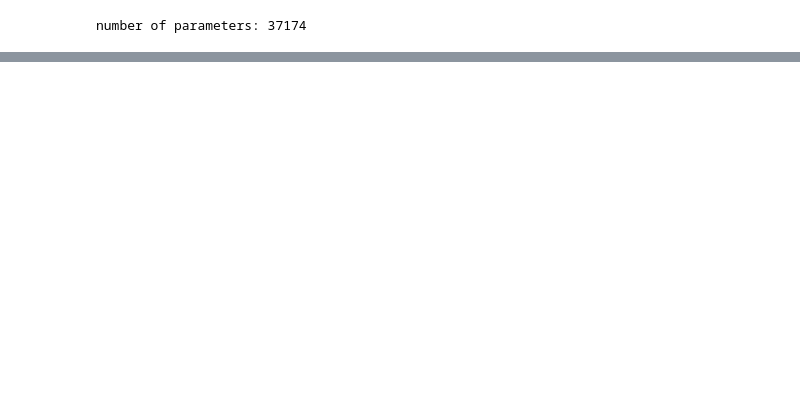
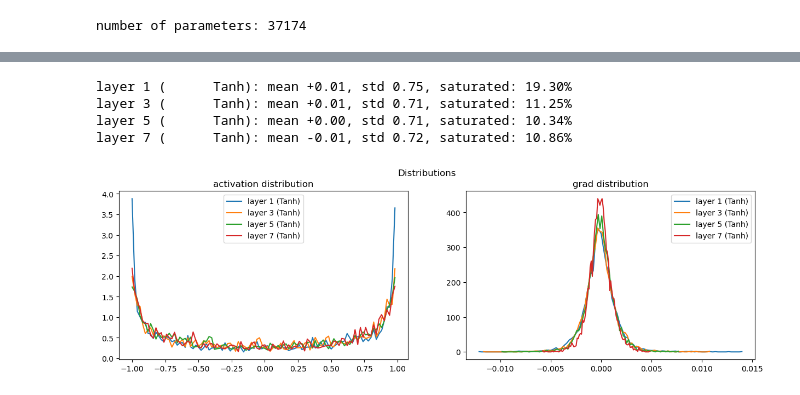
Before and after one commit to nebulaw/charmore, a Jupyter notebook: notebooks/charmore_p5.ipynb, the cells around one changed output, grey strips where cells are left out. Saved outputs shown, nothing was run; the diff lists cells and outputs as text; code cells hidden in the pictures; blank space fills up the shorter version.

```diff
--- a/notebooks/charmore_p5.ipynb
+++ b/notebooks/charmore_p5.ipynb
@@ -224,0 +262,10 @@ step: 200000; loss: 1.9271
+# %%
+# Weights are scaled by 5/3
+# visualize histrograms
+show_distributions()
+# %% [output]
+layer 1 (      Tanh): mean +0.01, std 0.75, saturated: 19.30%
+layer 3 (      Tanh): mean +0.01, std 0.71, saturated: 11.25%
+layer 5 (      Tanh): mean +0.00, std 0.71, saturated: 10.34%
+layer 7 (      Tanh): mean -0.01, std 0.72, saturated: 10.86%
+[figure, added]
```
Also changed, not shown: parts of 16 cells of this notebook.
